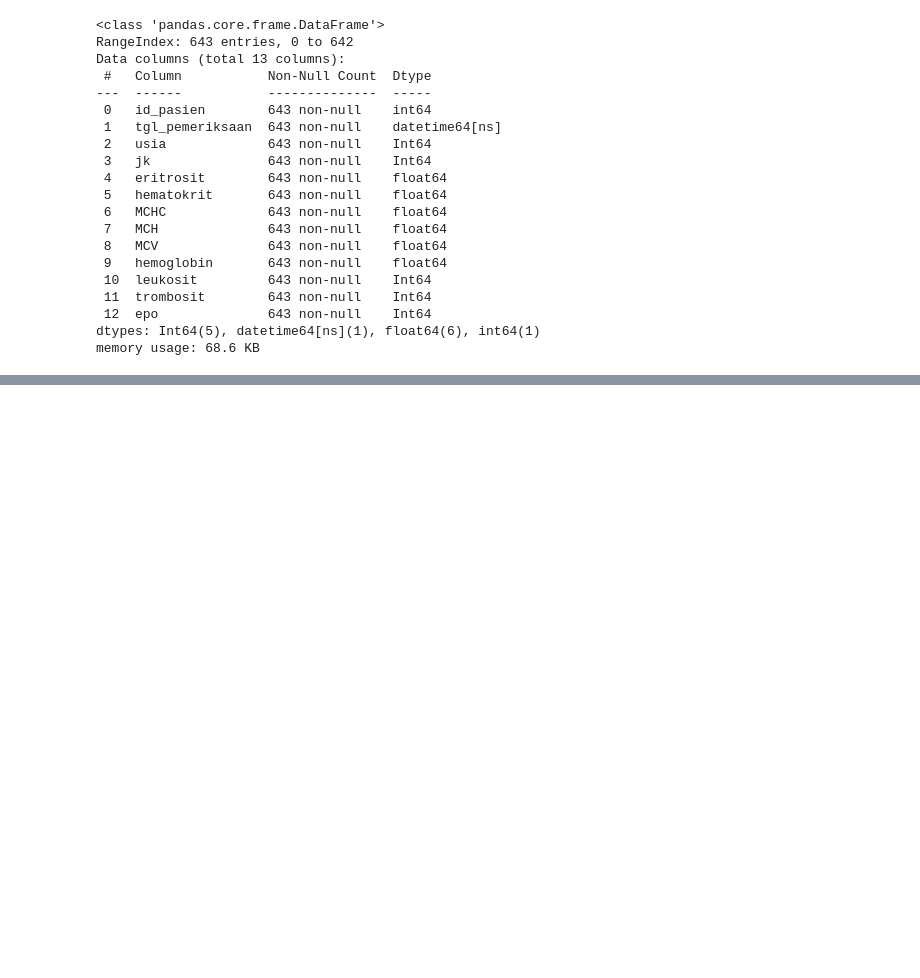
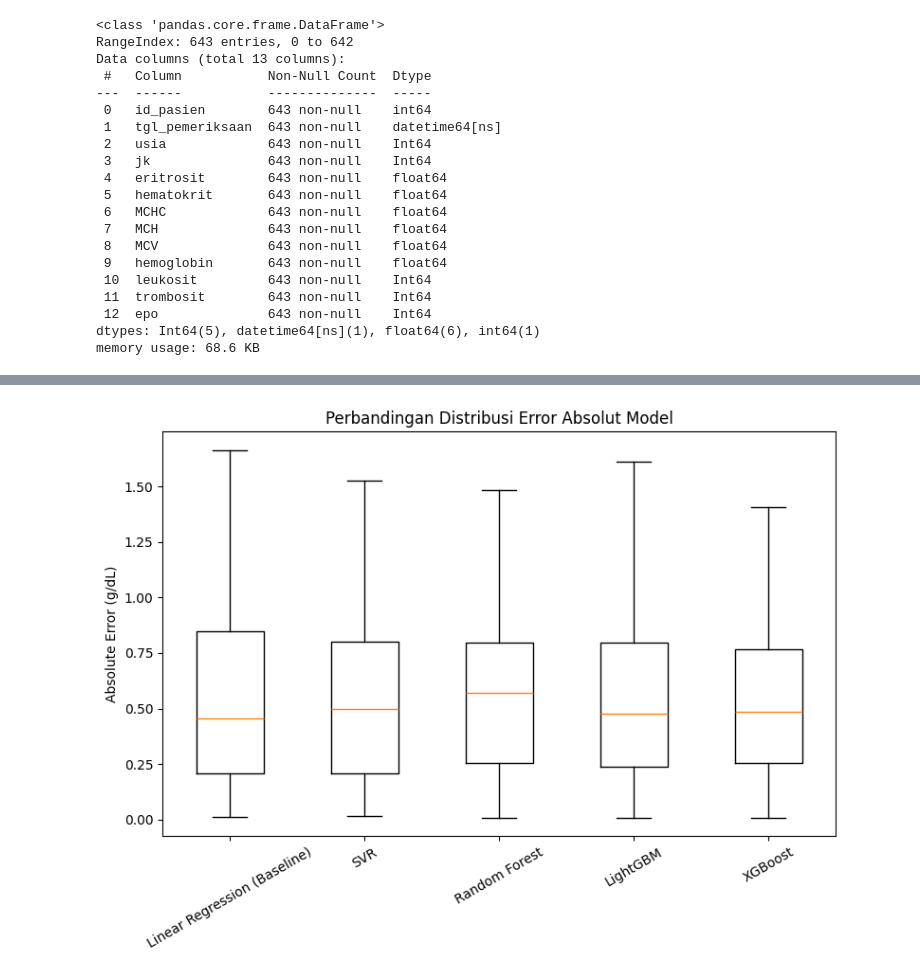
Before and after one commit to airtaprtw/PREDIKSI-KADAR-HB, a Jupyter notebook: notebooks/02_Modelling.ipynb, the cells around one changed output, grey strips where cells are left out. Cells and saved outputs as stored; diff of their text form; code cells hidden in the pictures; blank space fills up the shorter version.

```diff
--- a/notebooks/02_Modelling.ipynb
+++ b/notebooks/02_Modelling.ipynb
@@ -308,0 +505,17 @@ print(df_final)
+# %%
+errors = []
+
+for name, model in models_final.items():
+    y_pred = model.predict(X_test)
+    abs_error = np.abs(y_test - y_pred)
+    errors.append(abs_error)
+
+plt.figure(figsize=(8,6))
+plt.boxplot(errors, labels=models_final.keys(), showfliers=False)
+plt.ylabel("Absolute Error (g/dL)")
+plt.title("Perbandingan Distribusi Error Absolut Model")
+plt.xticks(rotation=30)
+plt.tight_layout()
+plt.show()
+# %% [output]
+[figure, added]
```
Also changed, not shown: parts of 10 cells of this notebook, 1 other file.
